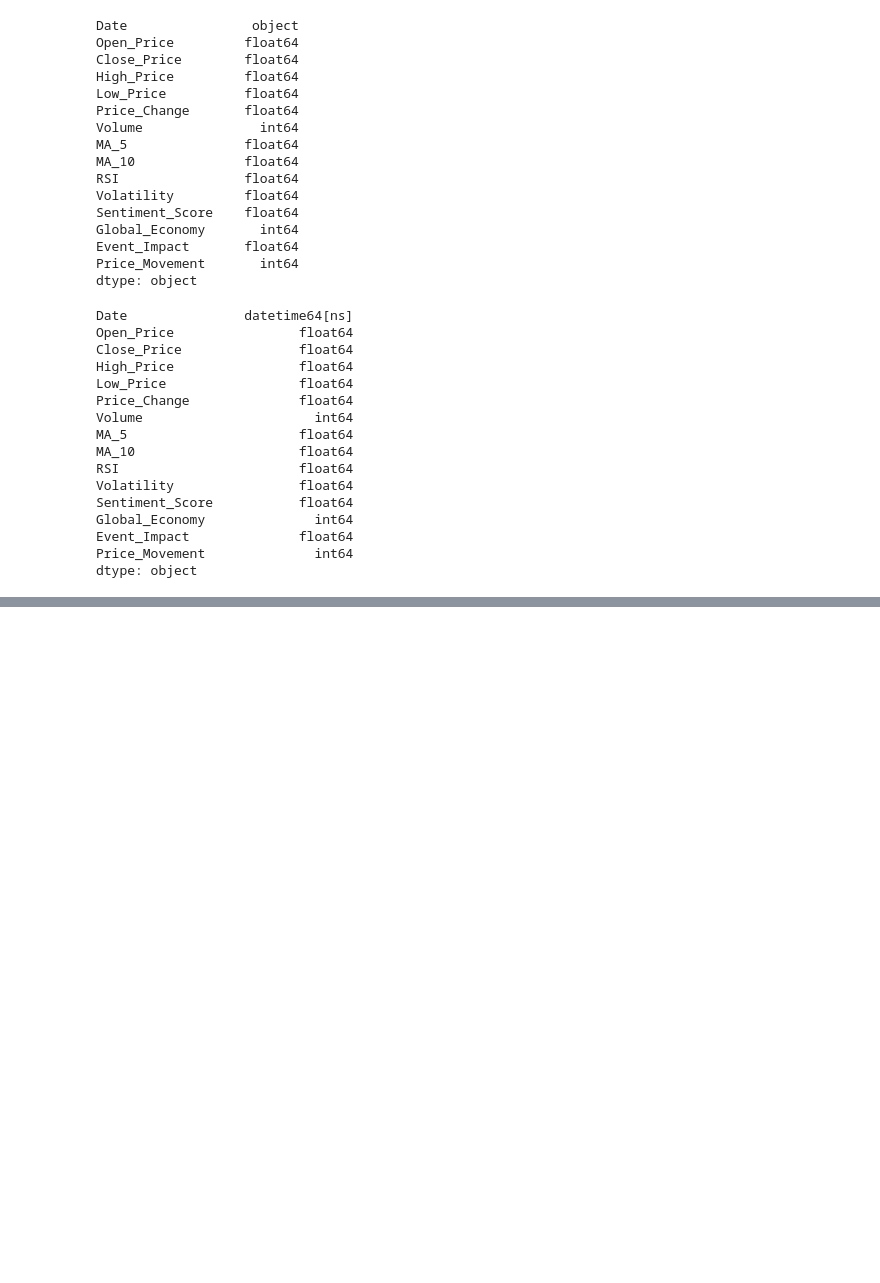
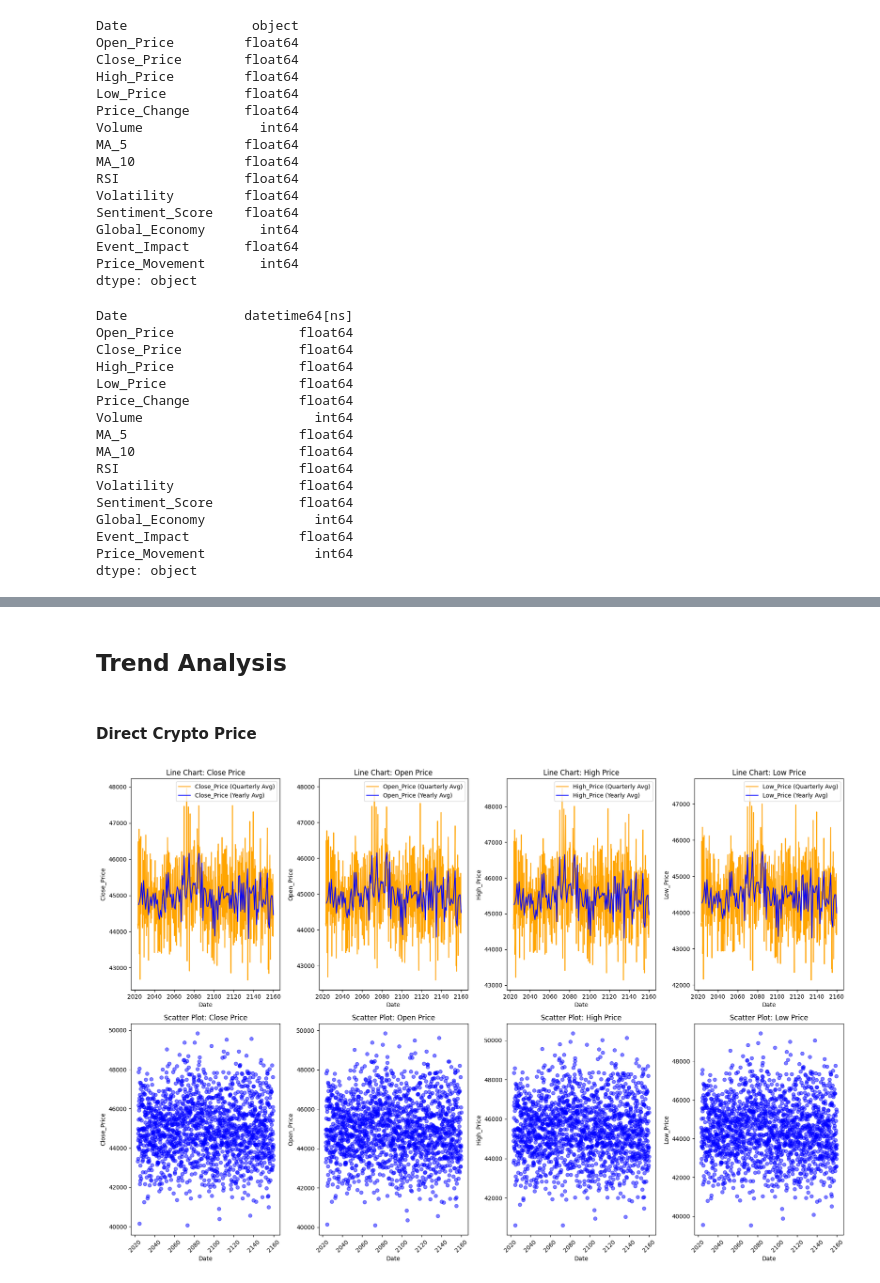
Before and after one commit to kunthshah21/Crypto-Price-Movement-Prediction, a Jupyter notebook: prediction.ipynb, the cells around one changed output, grey strips where cells are left out. Drawn from its saved outputs; the diff is of its cells as text; code cells hidden in the pictures; blank space fills up the shorter version.

```diff
--- a/prediction.ipynb
+++ b/prediction.ipynb
@@ -122,0 +111,34 @@ plt.show()
+# %% [markdown]
+## Trend Analysis
+# %% [markdown]
+#### Direct Crypto Price
+# %%
+# Define the parameters and their descriptive titles
+params = ['Close_Price', 'Open_Price', 'High_Price', 'Low_Price']
+titles  = ['Close Price', 'Open Price', 'High Price', 'Low Price']
+
+plt.figure(figsize=(18, 12))
+
+# Plot line charts using quarterly and yearly resampled data (top row)
+for i, param in enumerate(params):
+    plt.subplot(2, 4, i+1)
+    plt.plot(df_quarter['Date'], df_quarter[param], label=f'{param} (Quarterly Avg)', color='orange')
+    plt.plot(df_year['Date'], df_year[param], label=f'{param} (Yearly Avg)', color='blue')
+    plt.title(f'Line Chart: {titles[i]}')
+    plt.xlabel('Date')
+    plt.ylabel(param)
+    plt.legend()
+
+# Plot scatter plots using monthly resampled data (bottom row)
+for i, param in enumerate(params):
+    plt.subplot(2, 4, i+5)
+    plt.scatter(df_month['Date'], df_month[param], color='blue', alpha=0.5)
+    plt.title(f'Scatter Plot: {titles[i]}')
+    plt.xlabel('Date')
+    plt.ylabel(param)
+    plt.xticks(rotation=45)
+
+plt.tight_layout()
+plt.show()
+# %% [output]
+[figure, added]
```
Also changed, not shown: parts of 31 cells of this notebook, 3 other files.
